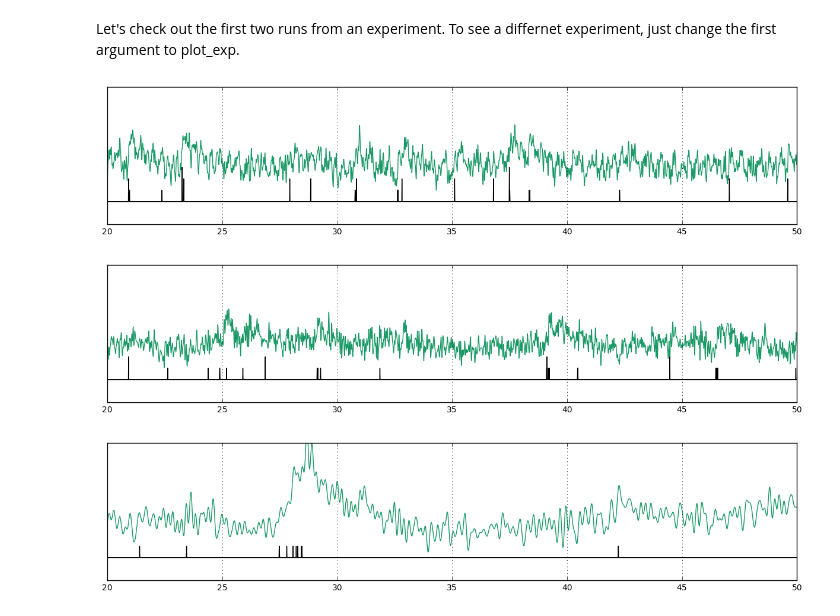
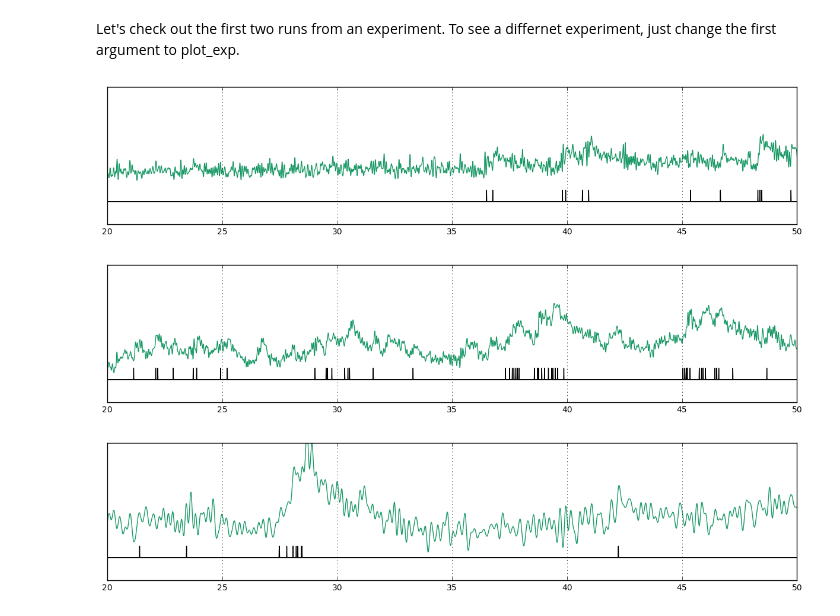
Before and after one commit to batson/spikefinder, a Jupyter notebook: SpikeAnalysis.ipynb, the cells around one changed output. Drawn from its saved outputs; the diff is of its cells as text; code cells hidden in the pictures.

```diff
--- a/SpikeAnalysis.ipynb
+++ b/SpikeAnalysis.ipynb
@@ -72,11 +72,11 @@ def plot_exp(dataset, run, panel):
 # %% [markdown]
 Let's check out the first two runs from an experiment. To see a differnet experiment, just change the first argument to plot_exp.
 # %%
-plot_exp(1,1,[20,50])
-plot_exp(1,2,[20,50])
+plot_exp(10,1,[20,50])
+plot_exp(10,2,[20,50])
 # %% [output]
-[figure, old version]
+[figure, new version]
-[figure, old version]
+[figure, new version]
 # %%
 plot_exp(2,1,[20,50])
 plot_exp(2,2,[20,50])
```
Also changed, not shown: parts of 48 cells of this notebook.
